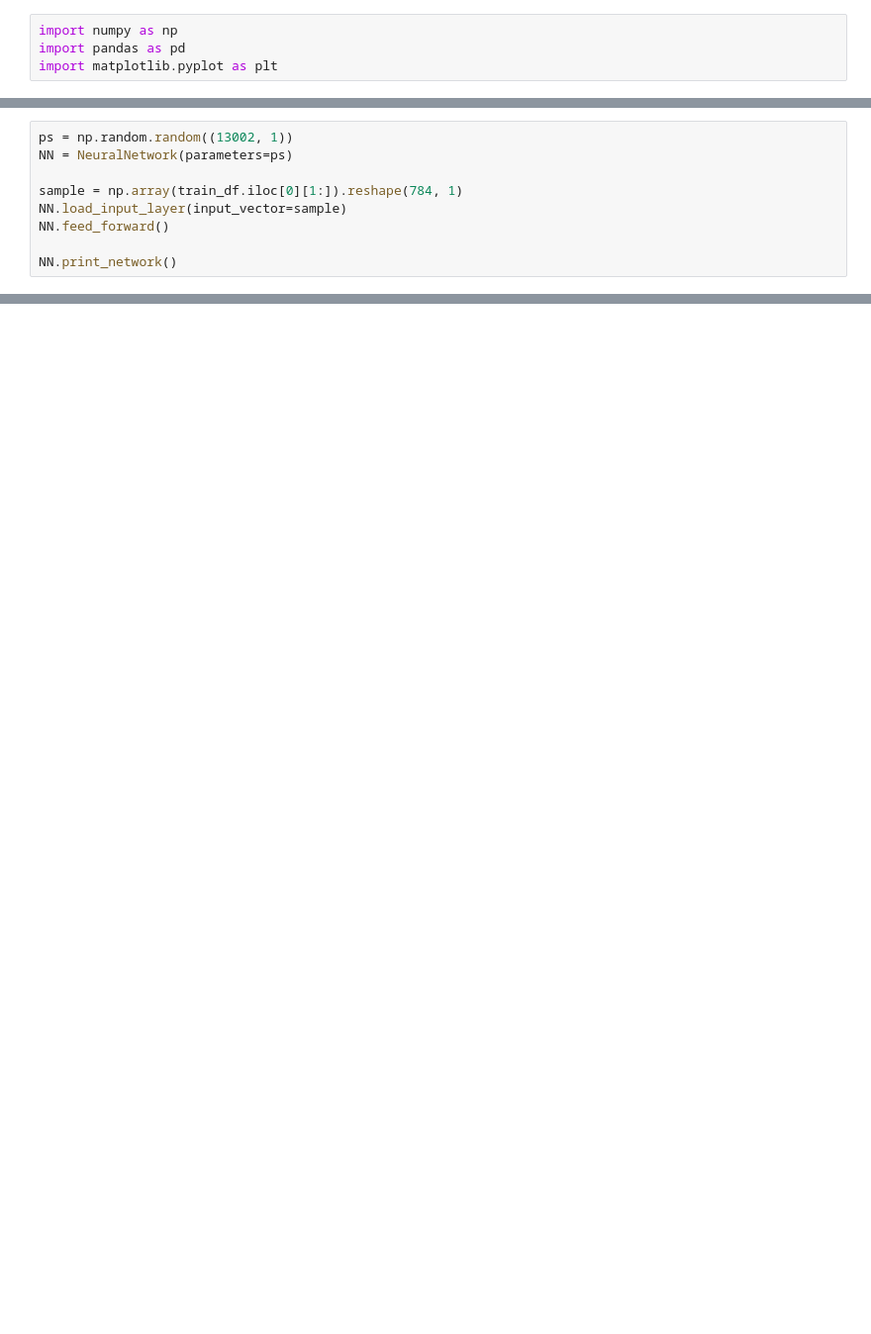
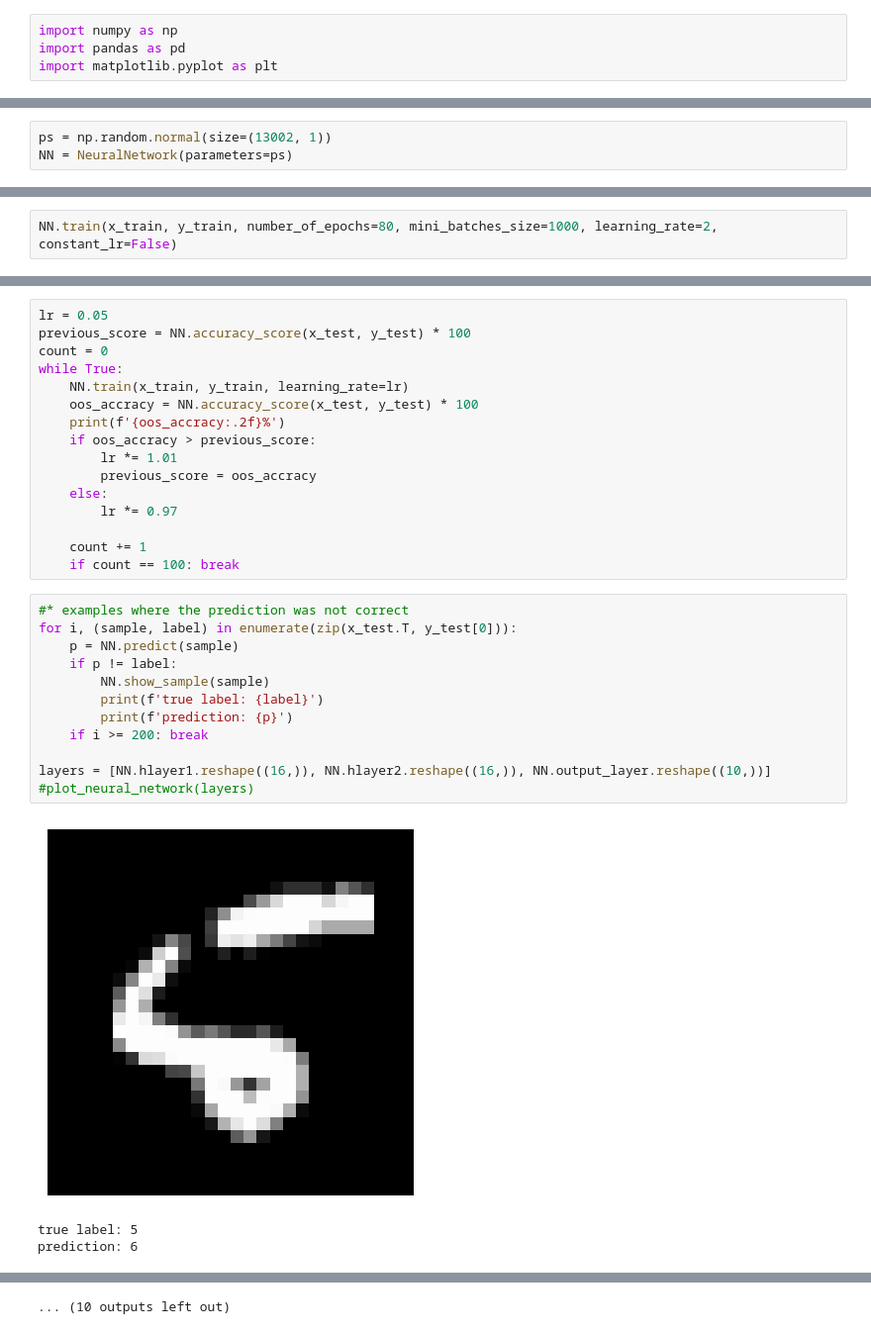
Before and after one commit to Alireza2317/NeuralNet_from_scratch, a Jupyter notebook: app.ipynb, the cells around one changed output, grey strips where cells are left out. Shown: that part at 99% size. Cells and saved outputs as stored; diff of their text form; blank space fills up the shorter version.

```diff
--- a/app.ipynb
+++ b/app.ipynb
@@ -177,9 +475,3 @@ class NeuralNetwork:
 # %%
-ps = np.random.random((13002, 1))
+ps = np.random.normal(size=(13002, 1))
 NN = NeuralNetwork(parameters=ps)
-
-sample = np.array(train_df.iloc[0][1:]).reshape(784, 1)
-NN.load_input_layer(input_vector=sample)
-NN.feed_forward()
-
-NN.print_network()
@@ -202,0 +483,2 @@ np.float64(8.992823750036704)
+# %%
+NN.train(x_train, y_train, number_of_epochs=80, mini_batches_size=1000, learning_rate=2, constant_lr=False)
@@ -202,0 +511,32 @@ np.float64(8.992823750036704)
+# %%
+lr = 0.05
+previous_score = NN.accuracy_score(x_test, y_test) * 100
+count = 0
+while True:
+	NN.train(x_train, y_train, learning_rate=lr)
+	oos_accracy = NN.accuracy_score(x_test, y_test) * 100
+	print(f'{oos_accracy:.2f}%')
+	if oos_accracy > previous_score:
+		lr *= 1.01
+		previous_score = oos_accracy
+	else:
+		lr *= 0.97
+
+	count += 1
+	if count == 100: break
+# %%
+#* examples where the prediction was not correct
+for i, (sample, label) in enumerate(zip(x_test.T, y_test[0])):
+	p = NN.predict(sample)
+	if p != label:
+		NN.show_sample(sample)
+		print(f'true label: {label}')
+		print(f'prediction: {p}')
+	if i >= 200: break
+
+layers = [NN.hlayer1.reshape((16,)), NN.hlayer2.reshape((16,)), NN.output_layer.reshape((10,))]
+#plot_neural_network(layers)
+# %% [output]
+[figure, added]
+true label: 5
+prediction: 6
@@ -202,0 +558 @@ np.float64(8.992823750036704)
+... (10 outputs left out)
```
Also changed, not shown: parts of 10 cells of this notebook, 2 other files.
